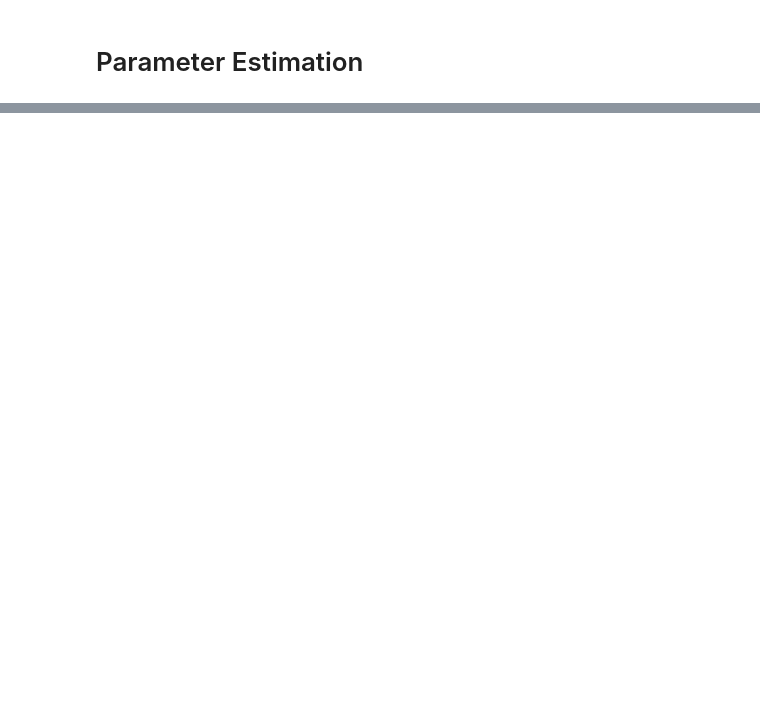
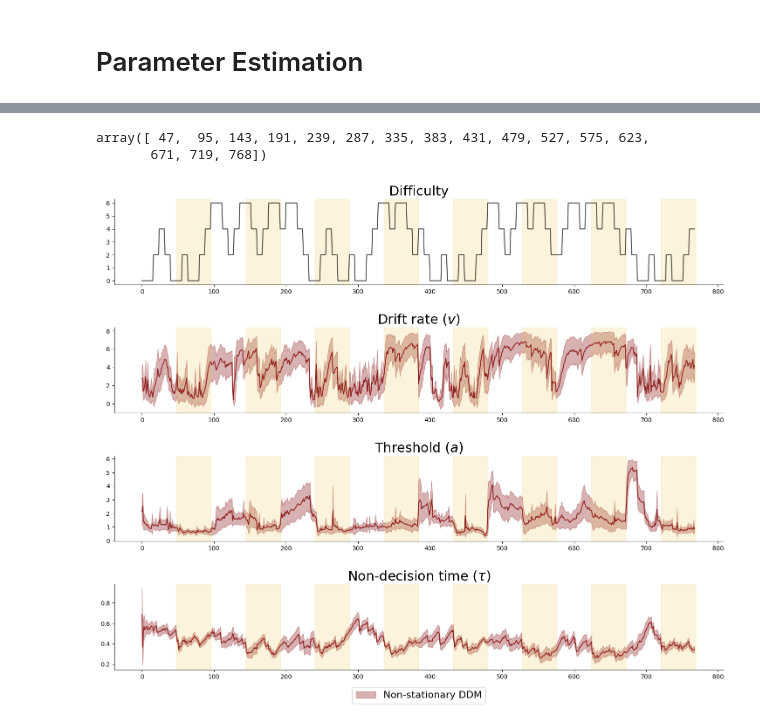
Before and after one commit to bayesflow-org/Non-Stationary-DDM-Validation, a Jupyter notebook: applications/inference/notebooks/mixture_random_walk_estimation.ipynb, the cells around one changed output, grey strips where cells are left out. Drawn from its saved outputs; the diff is of its cells as text; code cells hidden in the pictures; blank space fills up the shorter version.

```diff
--- a/applications/inference/notebooks/mixture_random_walk_estimation.ipynb
+++ b/applications/inference/notebooks/mixture_random_walk_estimation.ipynb
@@ -108,0 +166,3 @@ with tf.device('/cpu:0'):
+# %%
+local_post = local_post_samples * model.local_prior_stds + model.local_prior_means
+hyper_post = hyper_post_samples * model.hyper_prior_std + model.hyper_prior_mean
@@ -108,0 +171,52 @@ with tf.device('/cpu:0'):
+# %%
+# get person data
+which = 3
+person_data = data[data['id'] == which + 1]
+condition = person_data['speed_condition'].to_numpy()
+idx_speed = np.where(condition[:-1] != condition[1:])[0]
+idx_speed = np.append(idx_speed, NUM_OBS)
+idx_speed
+# %% [output]
+array([ 47,  95, 143, 191, 239, 287, 335, 383, 431, 479, 527, 575, 623,
+       671, 719, 768])
+# %%
+person_post_samples = local_post[which]
+post_mean = np.mean(person_post_samples, axis=1)
+post_std = np.std(person_post_samples, axis=1)
+# %%
+fig, axarr = plt.subplots(4, 1, figsize=(18, 14))
+for i, ax in enumerate(axarr.flat):
+    if i == 0:
+        # ax.plot(range(N_OBS), person_data['difficulty'], color='black')
+        ax.plot(range(NUM_OBS), (person_data['difficulty'] - 3) * -2, color='black', alpha=0.7)
+        ax.set_title('Difficulty', fontsize=FONT_SIZE_1)
+    else:
+        # neural
+        ax.fill_between(range(NUM_OBS), post_mean[:, i-1] - post_std[:, i-1],
+                        post_mean[:, i-1] + post_std[:, i-1],
+                        color='maroon', alpha=0.3, label="Non-stationary DDM")
+        ax.plot(range(NUM_OBS), post_mean[:, i-1], color='maroon', alpha=0.8)
+        ax.set_title(f'{MICRO_PARAM_LABELS[i-1]} (${MICRO_PARAM_NAMES[i-1]}$)', fontsize=FONT_SIZE_1)
+
+        # stan
+        # ax.fill_between(range(NUM_OBS), stan_post_means[:, i-1] - stan_post_stds[:, i-1],
+        #                 stan_post_means[:, i-1] + stan_post_stds[:, i-1],
+        #                 color=COMPARISON_COLOR, alpha=0.3, label="Stationary DDM")
+        # ax.plot(range(N_OBS), stan_post_means[:, i-1], color=COMPARISON_COLOR, alpha=0.8)
+
+    x = 0
+    while x < idx_speed.shape[0]:
+        ax.axvspan(idx_speed[x] + 1, idx_speed[x + 1] + 1, alpha=0.2, color='#f0c654')
+        x = x + 2
+
+# axarr[1].plot(range(N_OBS), (person_data['difficulty'] - 3) * -2, color='black', alpha=0.5)
+
+    if i == 3:
+        plt.subplots_adjust(hspace=0.5)
+        plt.legend(fontsize=16, loc='center',
+                bbox_to_anchor=(0.5, -0.3), ncol=2)
+sns.despine()
+f.tight_layout()
+# plt.savefig("../plots/param_dynamics.png", dpi=300, bbox_inches="tight")
+# %% [output]
+[figure, added]
```
Also changed, not shown: parts of 14 cells of this notebook, 2 other files.
